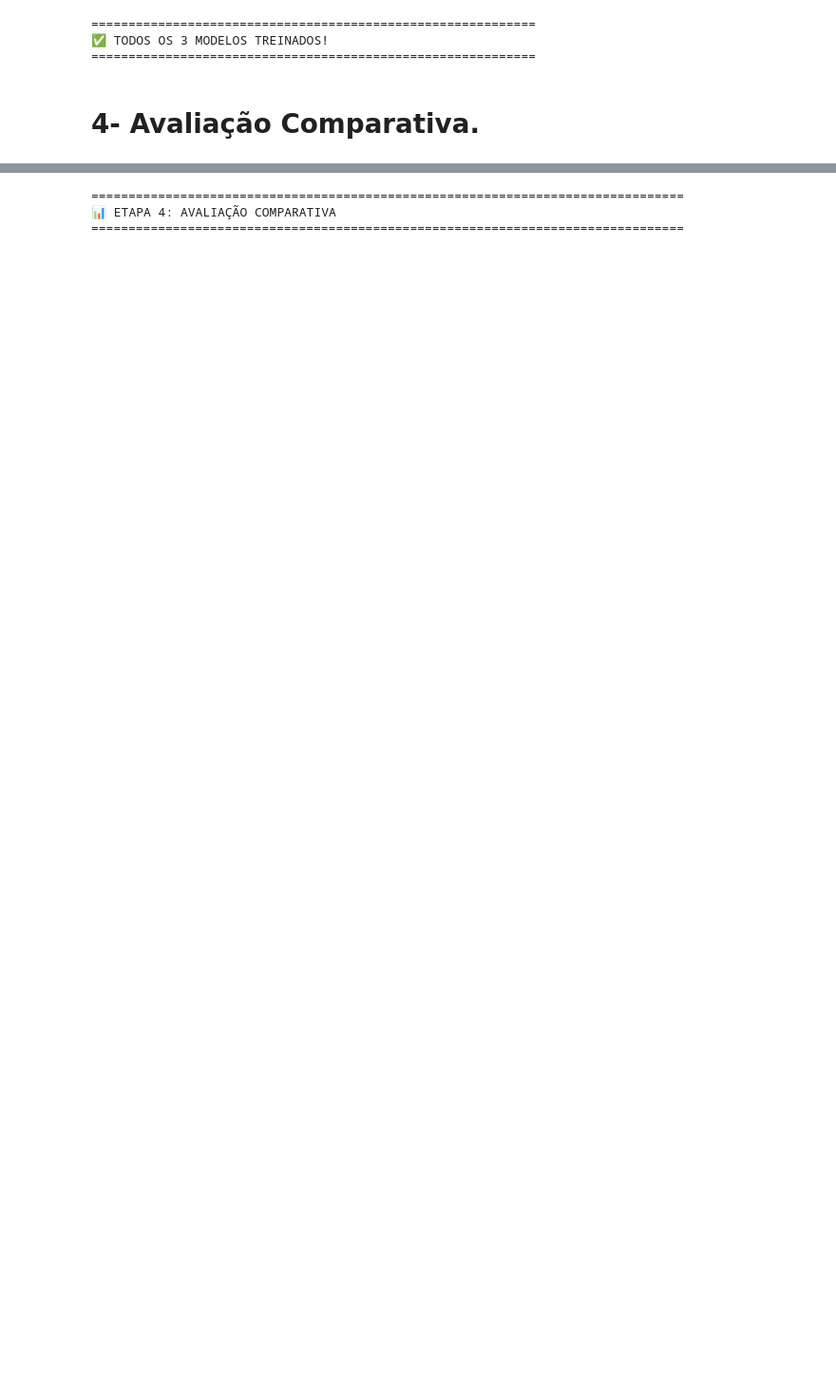
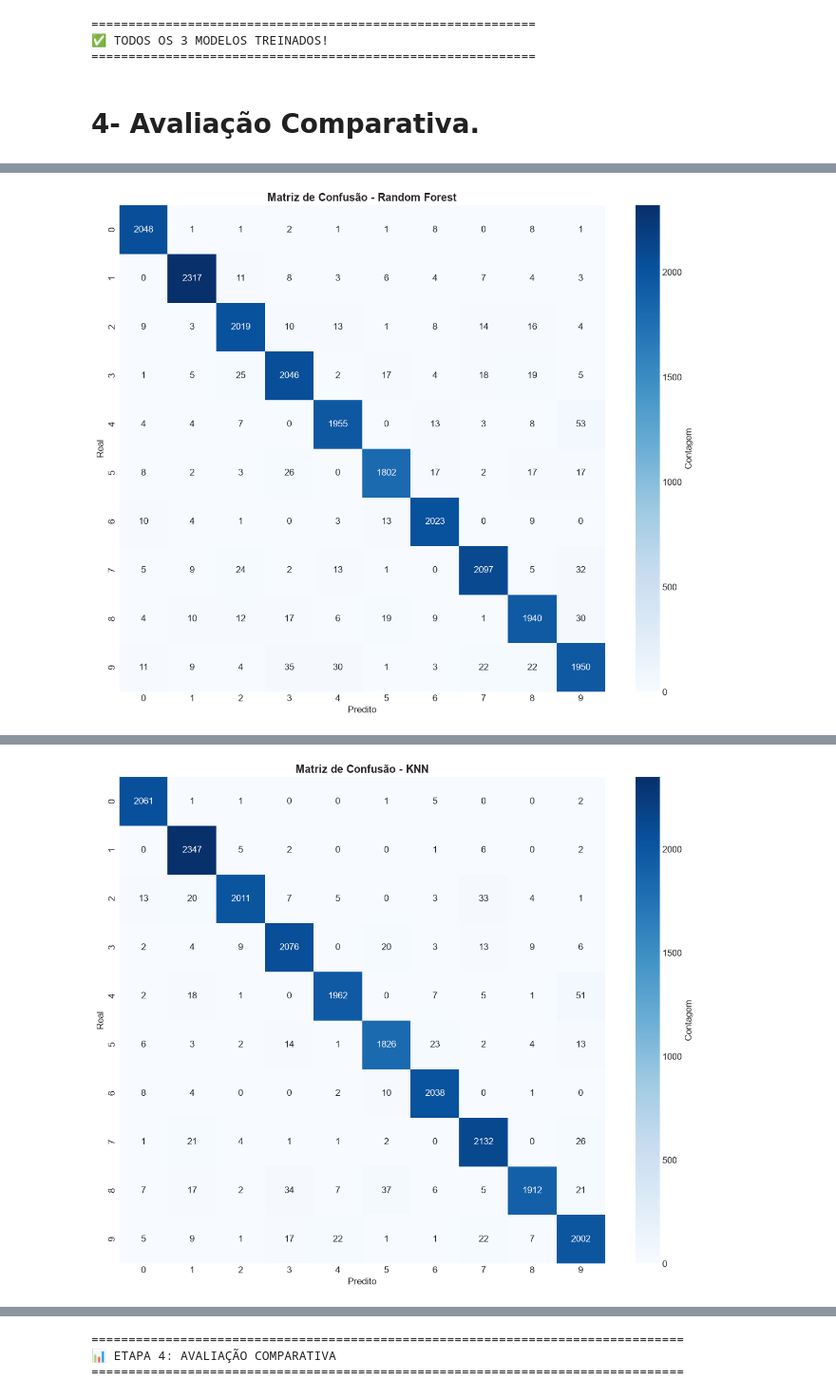
Before and after one commit to memojsalas/MNIST-Digit-Classifier-Analise-Preditiva-Multiclasse, a Jupyter notebook: mnist_pipeline.ipynb, the cells around one changed output, grey strips where cells are left out. Shown at 95% size. Drawn from its saved outputs; the diff is of its cells as text; code cells hidden in the pictures; blank space fills up the shorter version.

```diff
--- a/mnist_pipeline.ipynb
+++ b/mnist_pipeline.ipynb
@@ -627,3 +645,71 @@ print("=" * 60)
 ============================================================
 # %% [markdown]
 # 4- Avaliação Comparativa.
+# %%
+# =============================================================================
+# FASE 4: AVALIAÇÃO COMPARATIVA DE DESEMPENHO
+# =============================================================================
+
+print("\n" + "=" * 80)
+print("📊 FASE 4: AVALIAÇÃO COMPARATIVA")
+print("=" * 80)
+
+def evaluate_model(model, X_test, y_test, model_name):
+    """Avalia um modelo no conjunto de teste e retorna métricas."""
+    print(f"\n{'='*60}")
+    print(f"🔍 AVALIAÇÃO: {model_name}")
+    print('='*60)
+
+    # Predição
+    start_time = time.time()
+    y_pred = model.predict(X_test)
+    pred_time = time.time() - start_time
+
+    # Métricas
+    accuracy = accuracy_score(y_test, y_pred)
+    precision = precision_score(y_test, y_pred, average='weighted')
+    recall = recall_score(y_test, y_pred, average='weighted')
+    f1 = f1_score(y_test, y_pred, average='weighted')
+
+    print(f"\n📈 MÉTRICAS:")
+    print(f"  Acurácia:            {accuracy:.4f} ({accuracy*100:.2f}%)")
+    print(f"  Precisão (weighted): {precision:.4f}")
+    print(f"  Recall (weighted):   {recall:.4f}")
+    print(f"  F1-Score (weighted): {f1:.4f}")
+    print(f"  Tempo de predição:   {pred_time:.4f} s")
+
+    # Matriz de confusão
+    cm = confusion_matrix(y_test, y_pred)
+
+    plt.figure(figsize=(12, 10))
+    sns.heatmap(cm, annot=True, fmt='d', cmap='Blues',
+                xticklabels=range(10), yticklabels=range(10),
+                cbar_kws={'label': 'Contagem'})
+    plt.title(f'Matriz de Confusão - {model_name}', fontweight='bold')
+    plt.xlabel('Predito'); plt.ylabel('Real')
+    plt.tight_layout()
+    safe = model_name.replace(" ", "_").replace("(", "").replace(")", "")
+    plt.savefig(f'results/confusion_matrix_{safe}.png', dpi=300, bbox_inches='tight')
+    plt.show()
+
+    print(f"\n📋 Classification Report:")
+    print(classification_report(y_test, y_pred, digits=4))
+
+    return {
+        'model': model_name,
+        'accuracy': accuracy,
+        'precision': precision,
+        'recall': recall,
+        'f1': f1,
+        'pred_time': pred_time,
+        'cm': cm,
+        'y_pred': y_pred
+    }
+
+# Avaliar todos os modelos no conjunto de teste
+results = []
+for model_name, model in models.items():
+    result = evaluate_model(model, X_test_norm, y_test, model_name)
+    result['train_time'] = train_times.get(model_name, 0)
+    results.append(result)
+# %% [output]
@@ -629,0 +730 @@ print("=" * 60)
+[figure, added]
@@ -629,0 +748 @@ print("=" * 60)
+[figure, added]
```
Also changed, not shown: parts of 12 cells of this notebook, 8 other files.
